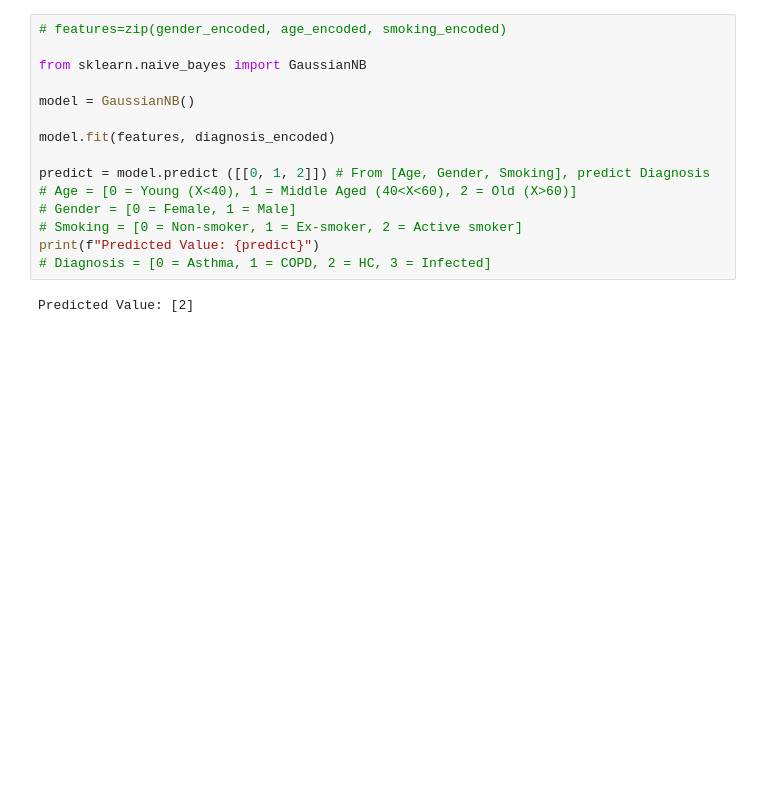
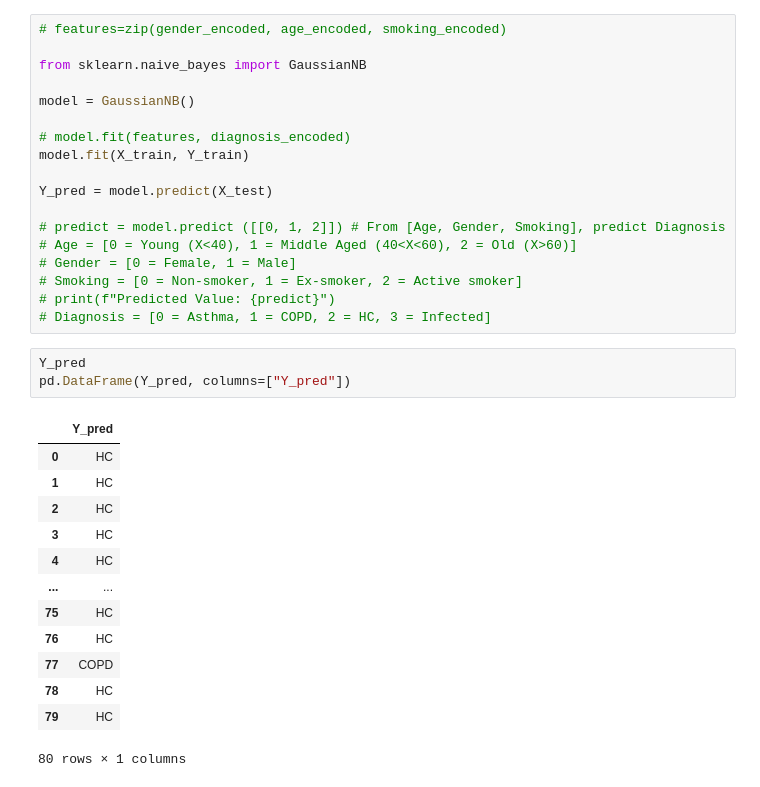
Before and after one commit to gmbt18/CS176-Project, a Jupyter notebook: Sample Naive-Bayes Classification on Exasens.ipynb, the cells around one changed output. Cells and saved outputs as stored; diff of their text form; blank space fills up the shorter version.

```diff
--- a/Sample Naive-Bayes Classification on Exasens.ipynb
+++ b/Sample Naive-Bayes Classification on Exasens.ipynb
@@ -147,13 +76,31 @@ from sklearn.naive_bayes import GaussianNB
 
 model = GaussianNB()
 
-model.fit(features, diagnosis_encoded)
+# model.fit(features, diagnosis_encoded)
+model.fit(X_train, Y_train)
 
-predict = model.predict ([[0, 1, 2]]) # From [Age, Gender, Smoking], predict Diagnosis
+Y_pred = model.predict(X_test)
+
+# predict = model.predict ([[0, 1, 2]]) # From [Age, Gender, Smoking], predict Diagnosis
 # Age = [0 = Young (X<40), 1 = Middle Aged (40<X<60), 2 = Old (X>60)]
 # Gender = [0 = Female, 1 = Male]
 # Smoking = [0 = Non-smoker, 1 = Ex-smoker, 2 = Active smoker]
-print(f"Predicted Value: {predict}")
+# print(f"Predicted Value: {predict}")
 # Diagnosis = [0 = Asthma, 1 = COPD, 2 = HC, 3 = Infected]
-# %% [output]
-Predicted Value: [2]
+# %%
+Y_pred
+pd.DataFrame(Y_pred, columns=["Y_pred"])
+# %% [output]
+|  | Y_pred |
+| 0 | HC |
+| 1 | HC |
+| 2 | HC |
+| 3 | HC |
+| 4 | HC |
+| ... | ... |
+| 75 | HC |
+| 76 | HC |
+| 77 | COPD |
+| 78 | HC |
+| 79 | HC |
+80 rows × 1 columns
```
Also changed, not shown: parts of 12 cells of this notebook.
